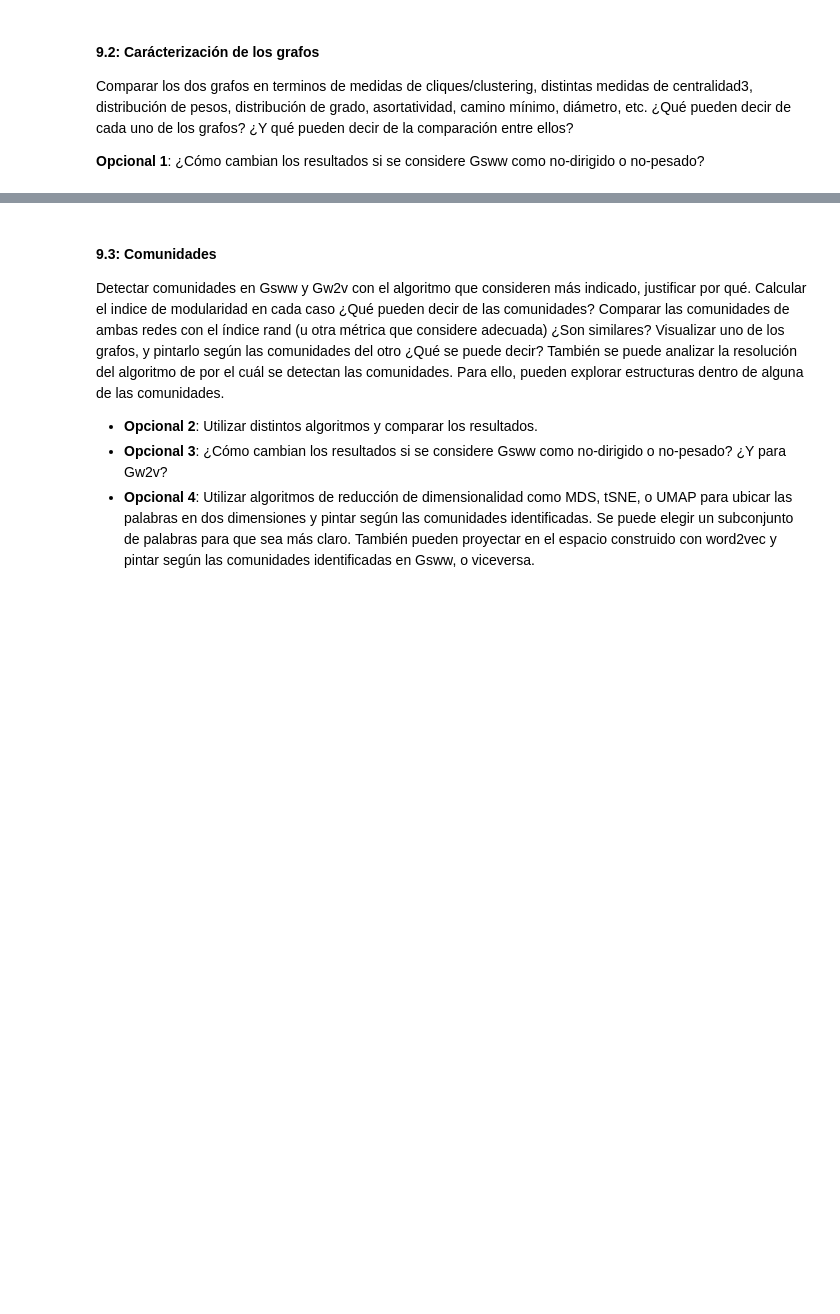
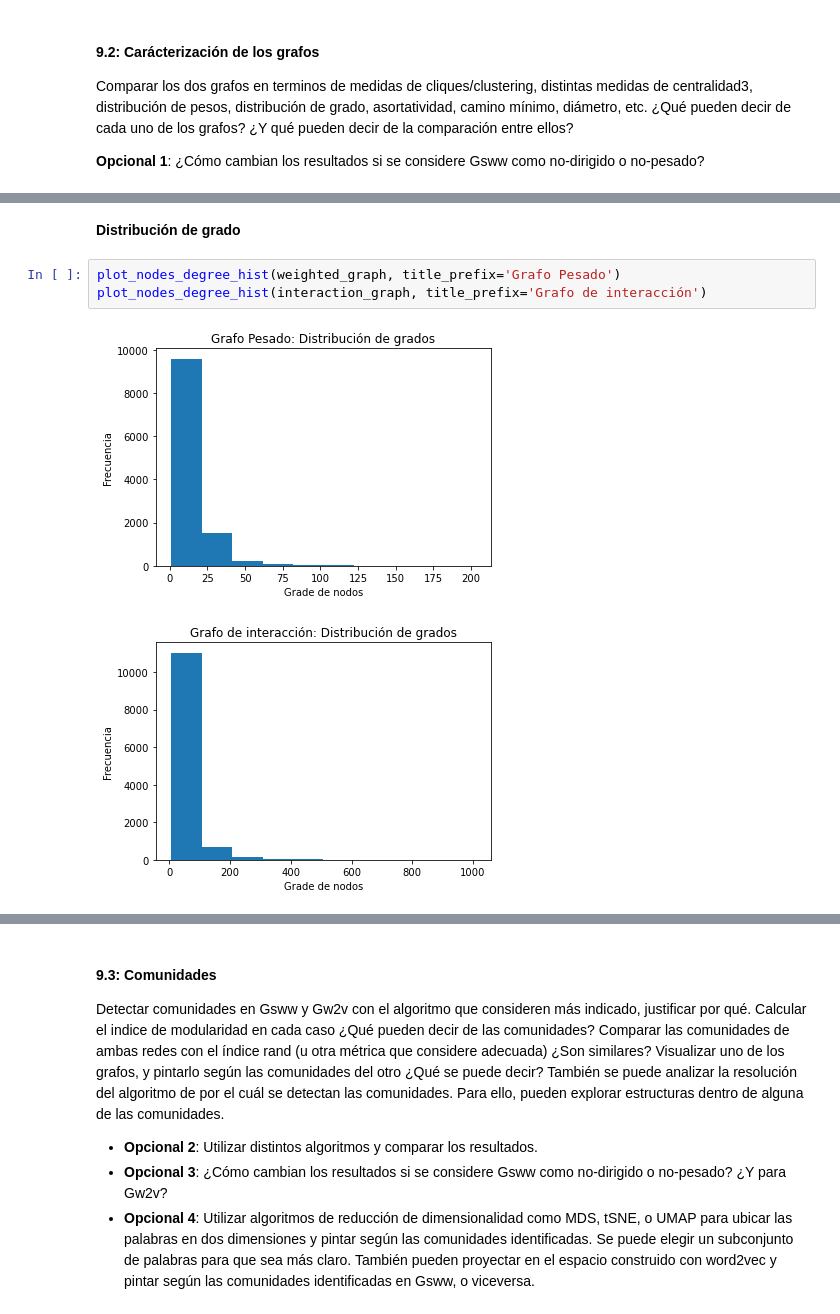
Before and after one commit to magistery-tps/dm-cyt-tp2, a Jupyter notebook: notebooks/tp2.ipynb, the cells around one changed output, grey strips where cells are left out. Cells and saved outputs as stored; diff of their text form; blank space fills up the shorter version.

```diff
--- a/notebooks/tp2.ipynb
+++ b/notebooks/tp2.ipynb
@@ -378,0 +383,8 @@ plot_edge_weight_hist(weighted_graph)
+# %% [markdown]
+**Distribución de grado**
+# %%
+plot_nodes_degree_hist(weighted_graph, title_prefix='Grafo Pesado')
+plot_nodes_degree_hist(interaction_graph, title_prefix='Grafo de interacción')
+# %% [output]
+[figure, added]
+[figure, added]
```
Also changed, not shown: parts of 14 cells of this notebook, 2 other files.
